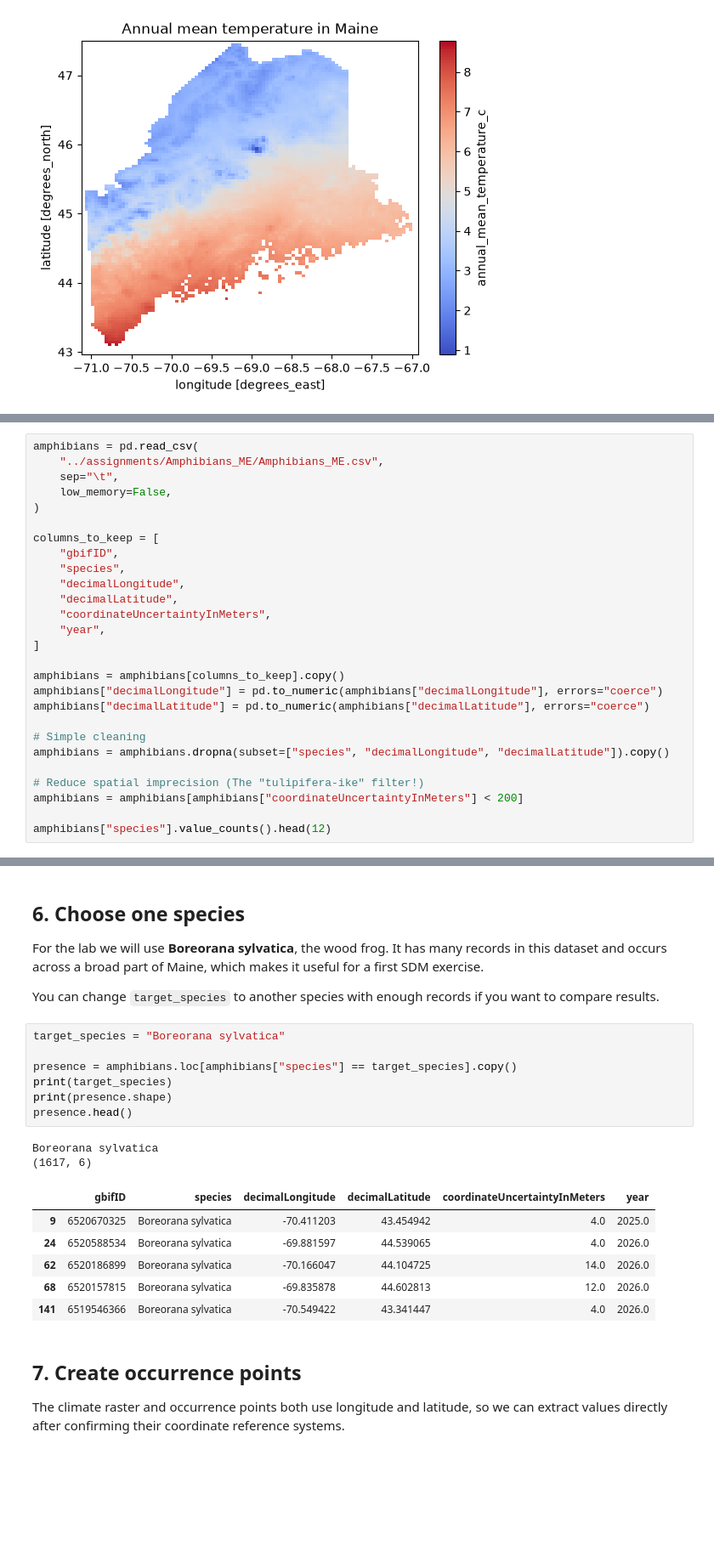
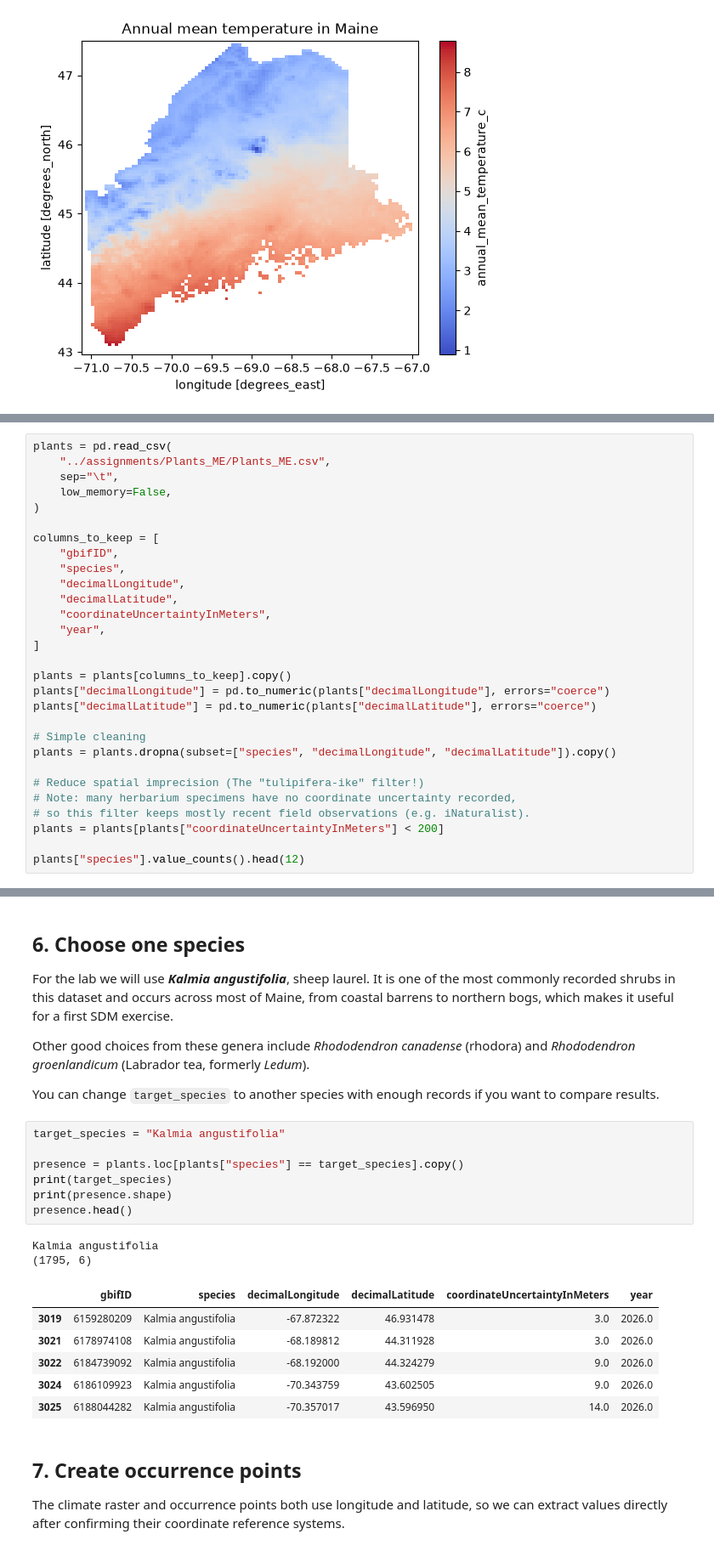
Before and after one commit to Braeclin/BIO597-SpatialBiodiversity, a Jupyter notebook: docs/labs/Lab06-FirstPrinciplesSDM.ipynb, the cells around one changed output, grey strips where cells are left out. Shown at 85% size. Cells and saved outputs as stored; diff of their text form; blank space fills up the shorter version.

```diff
--- a/docs/labs/Lab06-FirstPrinciplesSDM.ipynb
+++ b/docs/labs/Lab06-FirstPrinciplesSDM.ipynb
@@ -117,6 +117,6 @@ We will use the same Maine amphibian occurrence records from earlier assignments
 # %%
-amphibians = pd.read_csv(
-    "../assignments/Amphibians_ME/Amphibians_ME.csv",
+plants = pd.read_csv(
+    "../assignments/Plants_ME/Plants_ME.csv",
     sep="\t",
     low_memory=False,
 )
@@ -130,16 +130,18 @@ columns_to_keep = [
     "year",
 ]
 
-amphibians = amphibians[columns_to_keep].copy()
-amphibians["decimalLongitude"] = pd.to_numeric(amphibians["decimalLongitude"], errors="coerce")
-amphibians["decimalLatitude"] = pd.to_numeric(amphibians["decimalLatitude"], errors="coerce")
+plants = plants[columns_to_keep].copy()
+plants["decimalLongitude"] = pd.to_numeric(plants["decimalLongitude"], errors="coerce")
+plants["decimalLatitude"] = pd.to_numeric(plants["decimalLatitude"], errors="coerce")
 
 # Simple cleaning
-amphibians = amphibians.dropna(subset=["species", "decimalLongitude", "decimalLatitude"]).copy()
+plants = plants.dropna(subset=["species", "decimalLongitude", "decimalLatitude"]).copy()
 
 # Reduce spatial imprecision (The "tulipifera-ike" filter!)
-amphibians = amphibians[amphibians["coordinateUncertaintyInMeters"] < 200]
+# Note: many herbarium specimens have no coordinate uncertainty recorded,
+# so this filter keeps mostly recent field observations (e.g. iNaturalist).
+plants = plants[plants["coordinateUncertaintyInMeters"] < 200]
 
-amphibians["species"].value_counts().head(12)
+plants["species"].value_counts().head(12)
 # %% [output]
 species
@@ -159,25 +161,27 @@ Name: count, dtype: int64
 # %% [markdown]
 ## 6. Choose one species
 
-For the lab we will use **Boreorana sylvatica**, the wood frog. It has many records in this dataset and occurs across a broad part of Maine, which makes it useful for a first SDM exercise.
+For the lab we will use ***Kalmia angustifolia***, sheep laurel. It is one of the most commonly recorded shrubs in this dataset and occurs across most of Maine, from coastal barrens to northern bogs, which makes it useful for a first SDM exercise.
+
+Other good choices from these genera include *Rhododendron canadense* (rhodora) and *Rhododendron groenlandicum* (Labrador tea, formerly *Ledum*).
 
 You can change `target_species` to another species with enough records if you want to compare results.
 # %%
-target_species = "Boreorana sylvatica"
+target_species = "Kalmia angustifolia"
 
-presence = amphibians.loc[amphibians["species"] == target_species].copy()
+presence = plants.loc[plants["species"] == target_species].copy()
 print(target_species)
 print(presence.shape)
 presence.head()
 # %% [output]
-Boreorana sylvatica
-(1617, 6)
+Kalmia angustifolia
+(1795, 6)
 |  | gbifID | species | decimalLongitude | decimalLatitude | coordinateUncertaintyInMeters | year |
-| 9 | 6520670325 | Boreorana sylvatica | -70.411203 | 43.454942 | 4.0 | 2025.0 |
-| 24 | 6520588534 | Boreorana sylvatica | -69.881597 | 44.539065 | 4.0 | 2026.0 |
-| 62 | 6520186899 | Boreorana sylvatica | -70.166047 | 44.104725 | 14.0 | 2026.0 |
-| 68 | 6520157815 | Boreorana sylvatica | -69.835878 | 44.602813 | 12.0 | 2026.0 |
-| 141 | 6519546366 | Boreorana sylvatica | -70.549422 | 43.341447 | 4.0 | 2026.0 |
+| 3019 | 6159280209 | Kalmia angustifolia | -67.872322 | 46.931478 | 3.0 | 2026.0 |
+| 3021 | 6178974108 | Kalmia angustifolia | -68.189812 | 44.311928 | 3.0 | 2026.0 |
+| 3022 | 6184739092 | Kalmia angustifolia | -68.192000 | 44.324279 | 9.0 | 2026.0 |
+| 3024 | 6186109923 | Kalmia angustifolia | -70.343759 | 43.602505 | 9.0 | 2026.0 |
+| 3025 | 6188044282 | Kalmia angustifolia | -70.357017 | 43.596950 | 14.0 | 2026.0 |
 # %% [markdown]
 ## 7. Create occurrence points
 
```
Also changed, not shown: parts of 15 cells of this notebook, 1 other file.
